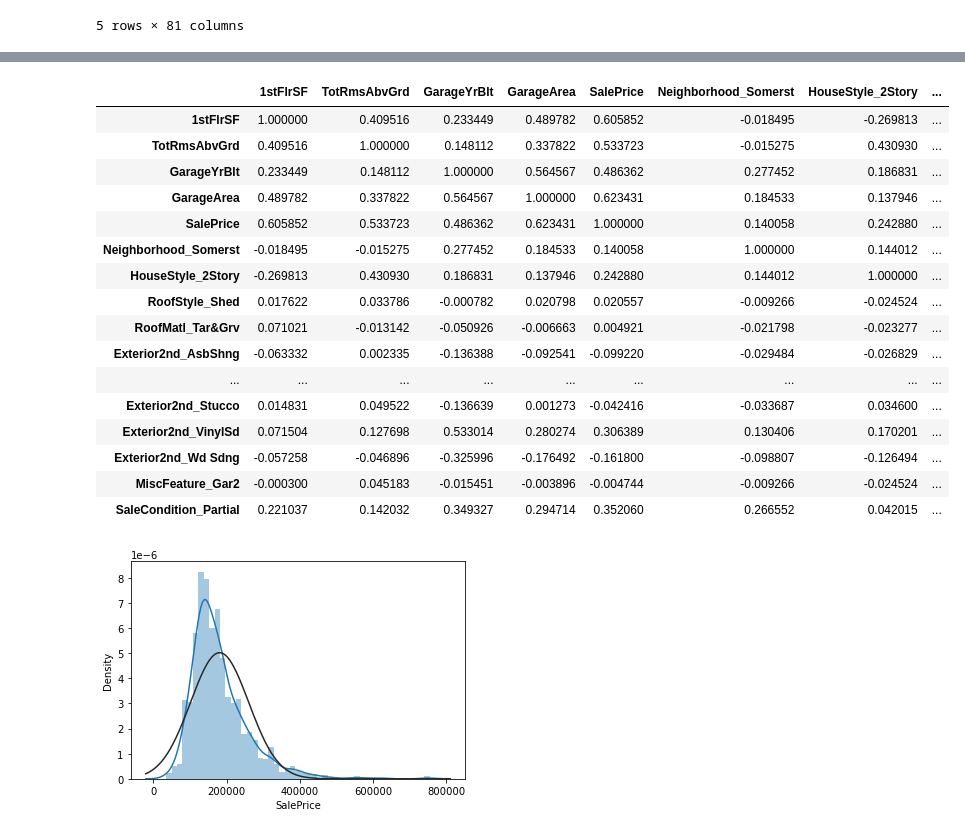
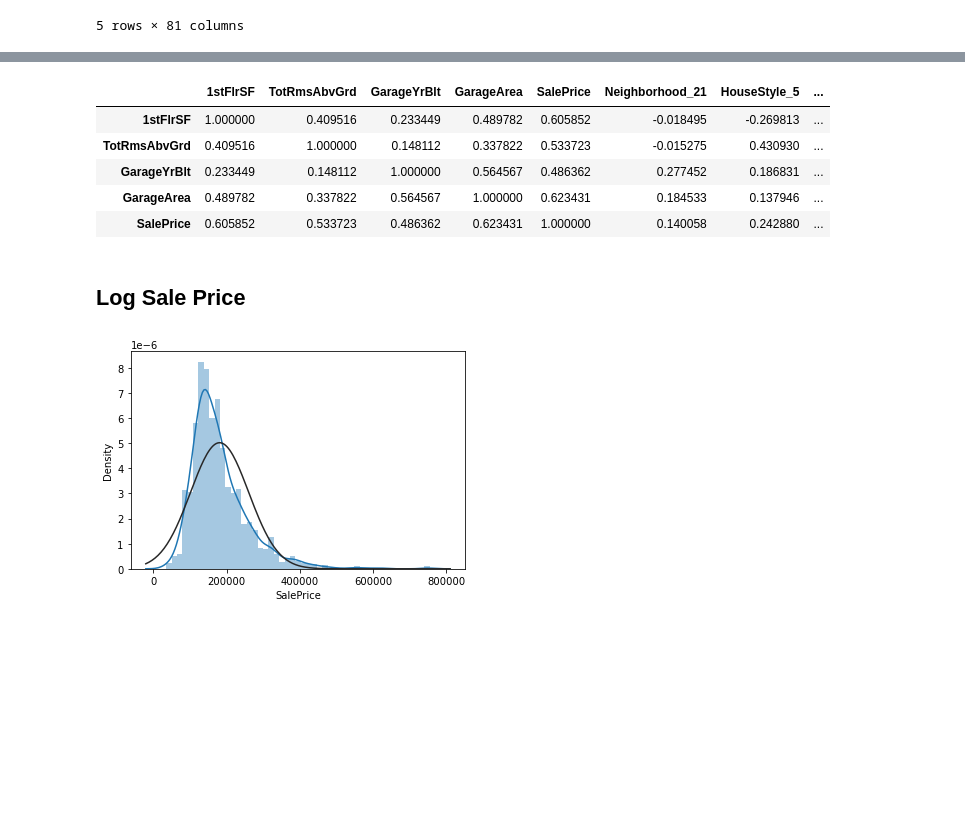
Before and after one commit to UCB-stat-159-s22/hw07-group27, a Jupyter notebook: main.ipynb, the cells around one changed output, grey strips where cells are left out. Saved outputs shown, nothing was run; the diff lists cells and outputs as text; code cells hidden in the pictures; blank space fills up the shorter version.

```diff
--- a/main.ipynb
+++ b/main.ipynb
@@ -110,0 +191,7 @@ for column in ohccolumn:
+# %%
+data = pd.read_csv('House_Price.csv')
+# %%
+#selecting which columns to use label encoding on
+#columns that compare the quality should be used or show that one category is better than
+#another category should be used here
+lccolumn = ['ExterQual','ExterCond','BsmtQual','BsmtCond','BsmtExposure','BsmtFinType1','BsmtFinType2','HeatingQC','CentralAir','KitchenQual','Functional','FireplaceQu','GarageFinish','GarageQual','GarageCond','PavedDrive','PoolQC','Fence']
@@ -131,0 +210,2 @@ sns.heatmap(data.corr())
+# %%
+combined_data = data
@@ -132,7 +217,7 @@ sns.heatmap(data.corr())
 # %%
 threshold = 0.7
 
-df_corr = data.corr()
+df_corr = combined_data.corr()
 
 columns = np.full((df_corr.shape[0],), True, dtype=bool)
 
@@ -143,8 +228,8 @@ for i in range(df_corr.shape[0]):
                 columns[j] = False
 
 
-selected_columns = data.columns[~columns]
-high_correlation = data[selected_columns]
+selected_columns = combined_data.columns[~columns]
+high_correlation = combined_data[selected_columns]
 # %%
 absolute_corr = np.abs(df_corr["SalePrice"])
 df_corr["SalePrice"][absolute_corr > 0.5]
@@ -177,22 +261,13 @@ Index(['1stFlrSF', 'TotRmsAbvGrd', 'GarageYrBlt', 'GarageArea', 'SalePrice',
       dtype='object')
 # %%
-high_correlation.corr()
+high_correlation.corr().head()
 # %% [output]
-|  | 1stFlrSF | TotRmsAbvGrd | GarageYrBlt | GarageArea | SalePrice | Neighborhood_Somerst | HouseStyle_2Story | ... |
+|  | 1stFlrSF | TotRmsAbvGrd | GarageYrBlt | GarageArea | SalePrice | Neighborhood_21 | HouseStyle_5 | ... |
 | 1stFlrSF | 1.000000 | 0.409516 | 0.233449 | 0.489782 | 0.605852 | -0.018495 | -0.269813 | ... |
 | TotRmsAbvGrd | 0.409516 | 1.000000 | 0.148112 | 0.337822 | 0.533723 | -0.015275 | 0.430930 | ... |
 | GarageYrBlt | 0.233449 | 0.148112 | 1.000000 | 0.564567 | 0.486362 | 0.277452 | 0.186831 | ... |
 | GarageArea | 0.489782 | 0.337822 | 0.564567 | 1.000000 | 0.623431 | 0.184533 | 0.137946 | ... |
 | SalePrice | 0.605852 | 0.533723 | 0.486362 | 0.623431 | 1.000000 | 0.140058 | 0.242880 | ... |
-| Neighborhood_Somerst | -0.018495 | -0.015275 | 0.277452 | 0.184533 | 0.140058 | 1.000000 | 0.144012 | ... |
-| HouseStyle_2Story | -0.269813 | 0.430930 | 0.186831 | 0.137946 | 0.242880 | 0.144012 | 1.000000 | ... |
-| RoofStyle_Shed | 0.017622 | 0.033786 | -0.000782 | 0.020798 | 0.020557 | -0.009266 | -0.024524 | ... |
-| RoofMatl_Tar&Grv | 0.071021 | -0.013142 | -0.050926 | -0.006663 | 0.004921 | -0.021798 | -0.023277 | ... |
-| Exterior2nd_AsbShng | -0.063332 | 0.002335 | -0.136388 | -0.092541 | -0.099220 | -0.029484 | -0.026829 | ... |
-| ... | ... | ... | ... | ... | ... | ... | ... | ... |
-| Exterior2nd_Stucco | 0.014831 | 0.049522 | -0.136639 | 0.001273 | -0.042416 | -0.033687 | 0.034600 | ... |
-| Exterior2nd_VinylSd | 0.071504 | 0.127698 | 0.533014 | 0.280274 | 0.306389 | 0.130406 | 0.170201 | ... |
-| Exterior2nd_Wd Sdng | -0.057258 | -0.046896 | -0.325996 | -0.176492 | -0.161800 | -0.098807 | -0.126494 | ... |
-| MiscFeature_Gar2 | -0.000300 | 0.045183 | -0.015451 | -0.003896 | -0.004744 | -0.009266 | -0.024524 | ... |
-| SaleCondition_Partial | 0.221037 | 0.142032 | 0.349327 | 0.294714 | 0.352060 | 0.266552 | 0.042015 | ... |
+# %% [markdown]
+## Log Sale Price
 # %%
```
Also changed, not shown: parts of 57 cells of this notebook.
